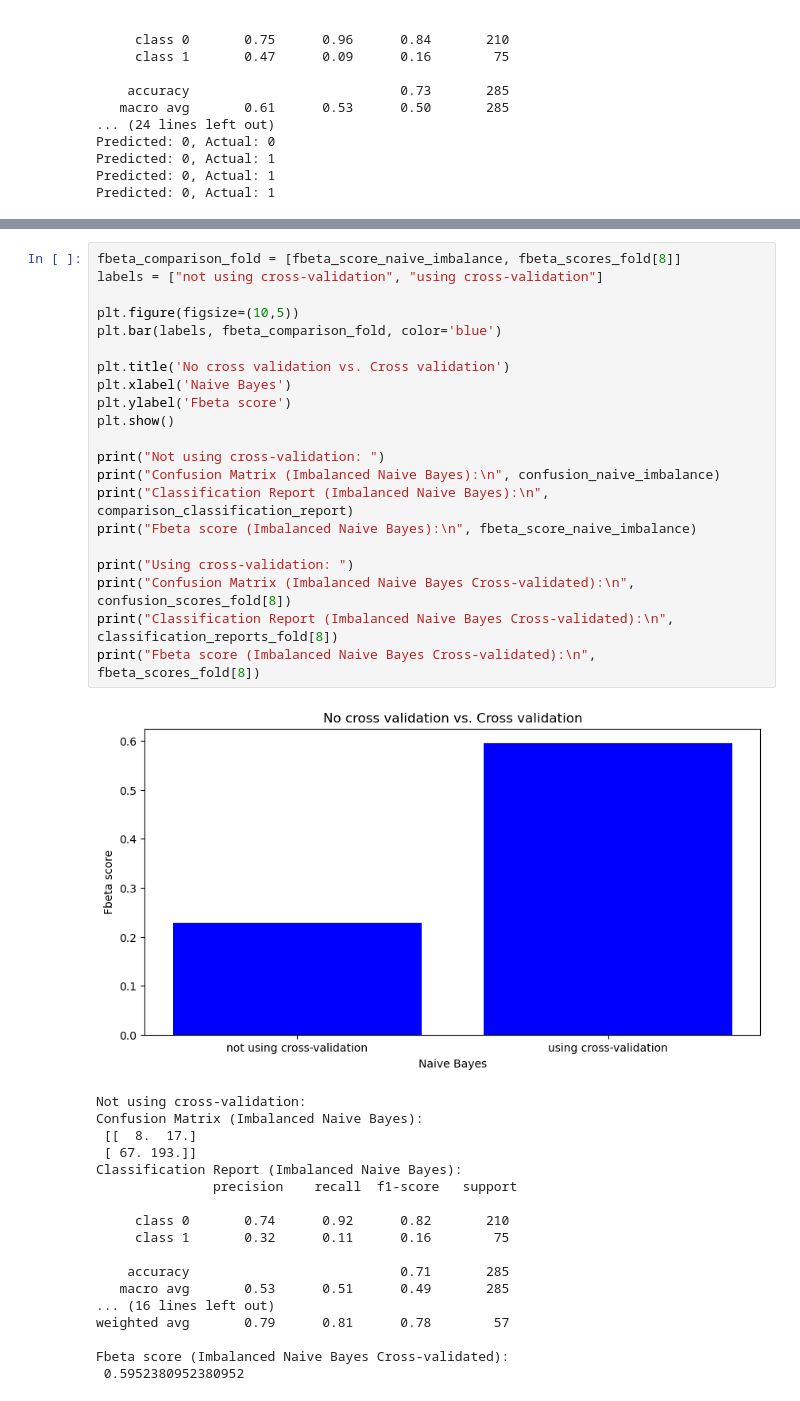
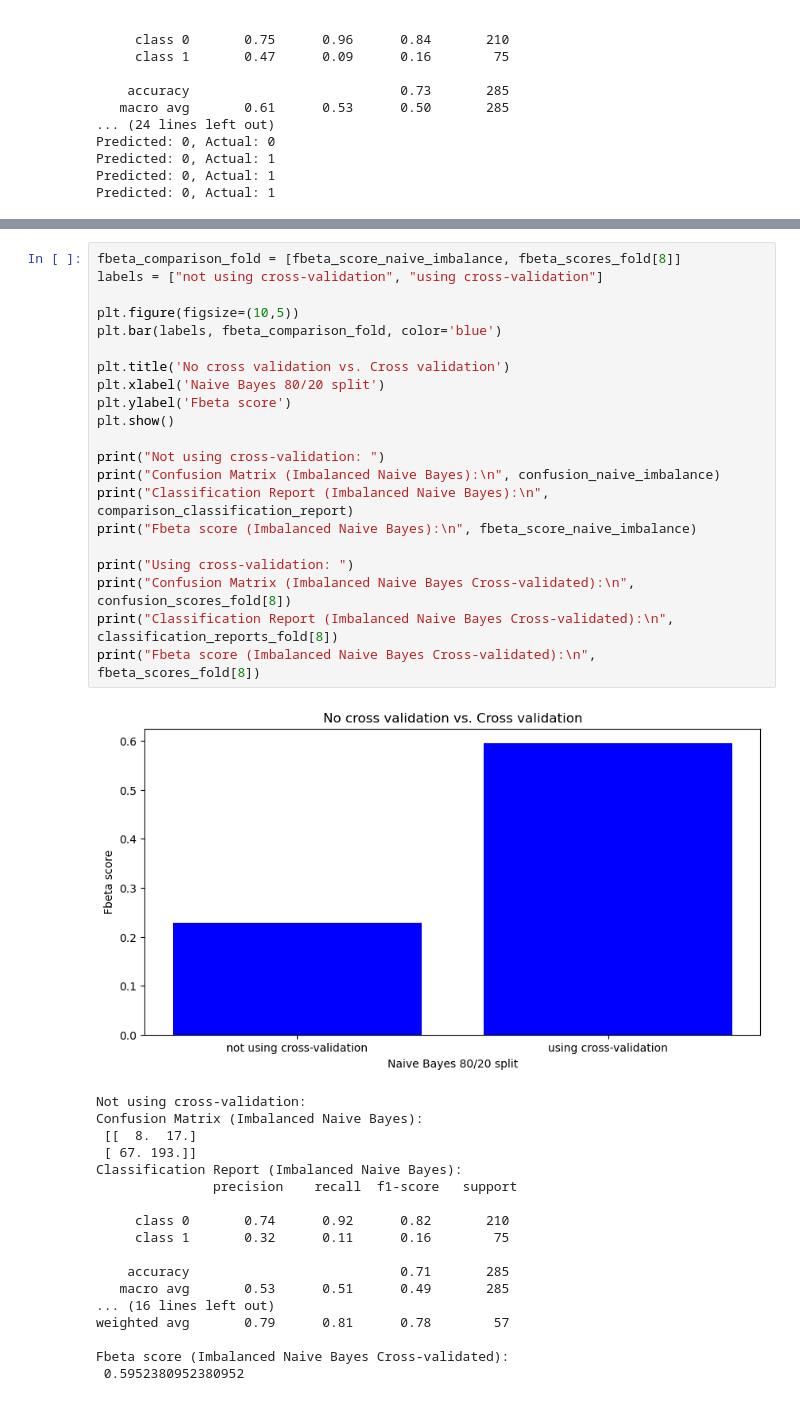
Before and after one commit to Nuraly1503/Data-Analytics, a Jupyter notebook: DA03/3-1.ipynb, the cells around one changed output, grey strips where cells are left out. Cells and saved outputs as stored; diff of their text form.

```diff
--- a/DA03/3-1.ipynb
+++ b/DA03/3-1.ipynb
@@ -659,26 +649,26 @@ Fold 9:
 # %%
 fbeta_comparison_fold = [fbeta_score_naive_imbalance, fbeta_scores_fold[8]]
 labels = ["not using cross-validation", "using cross-validation"]
 
 plt.figure(figsize=(10,5))
 plt.bar(labels, fbeta_comparison_fold, color='blue')
 
 plt.title('No cross validation vs. Cross validation')
-plt.xlabel('Naive Bayes')
+plt.xlabel('Naive Bayes 80/20 split')
 plt.ylabel('Fbeta score')
 plt.show()
 
 print("Not using cross-validation: ")
 print("Confusion Matrix (Imbalanced Naive Bayes):\n", confusion_naive_imbalance)
 print("Classification Report (Imbalanced Naive Bayes):\n", comparison_classification_report)
 print("Fbeta score (Imbalanced Naive Bayes):\n", fbeta_score_naive_imbalance)
 
 print("Using cross-validation: ")
 print("Confusion Matrix (Imbalanced Naive Bayes Cross-validated):\n", confusion_scores_fold[8])
 print("Classification Report (Imbalanced Naive Bayes Cross-validated):\n", classification_reports_fold[8])
 print("Fbeta score (Imbalanced Naive Bayes Cross-validated):\n", fbeta_scores_fold[8])
 # %% [output]
-[figure, old version]
+[figure, new version]
 Not using cross-validation:
 Confusion Matrix (Imbalanced Naive Bayes):
  [[  8.  17.]
```
Also changed, not shown: parts of 6 cells of this notebook.
